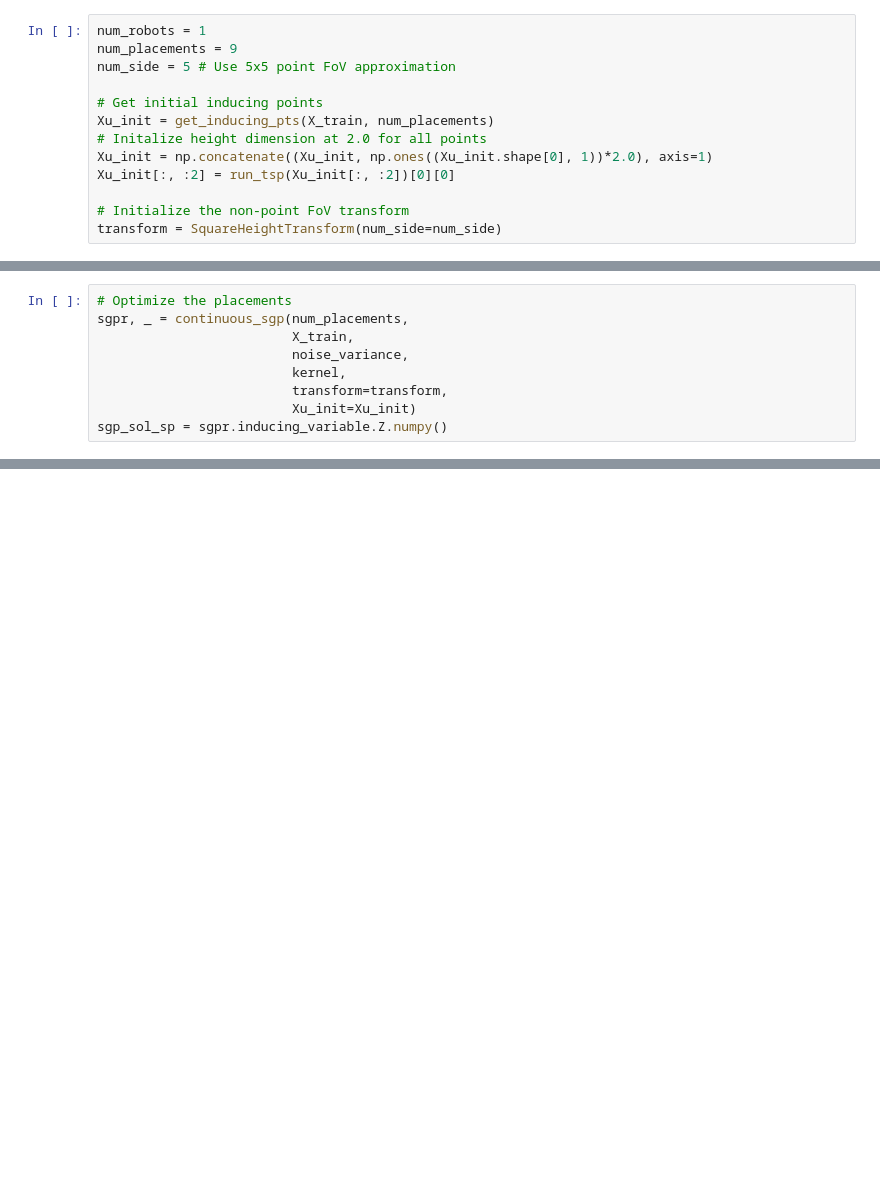
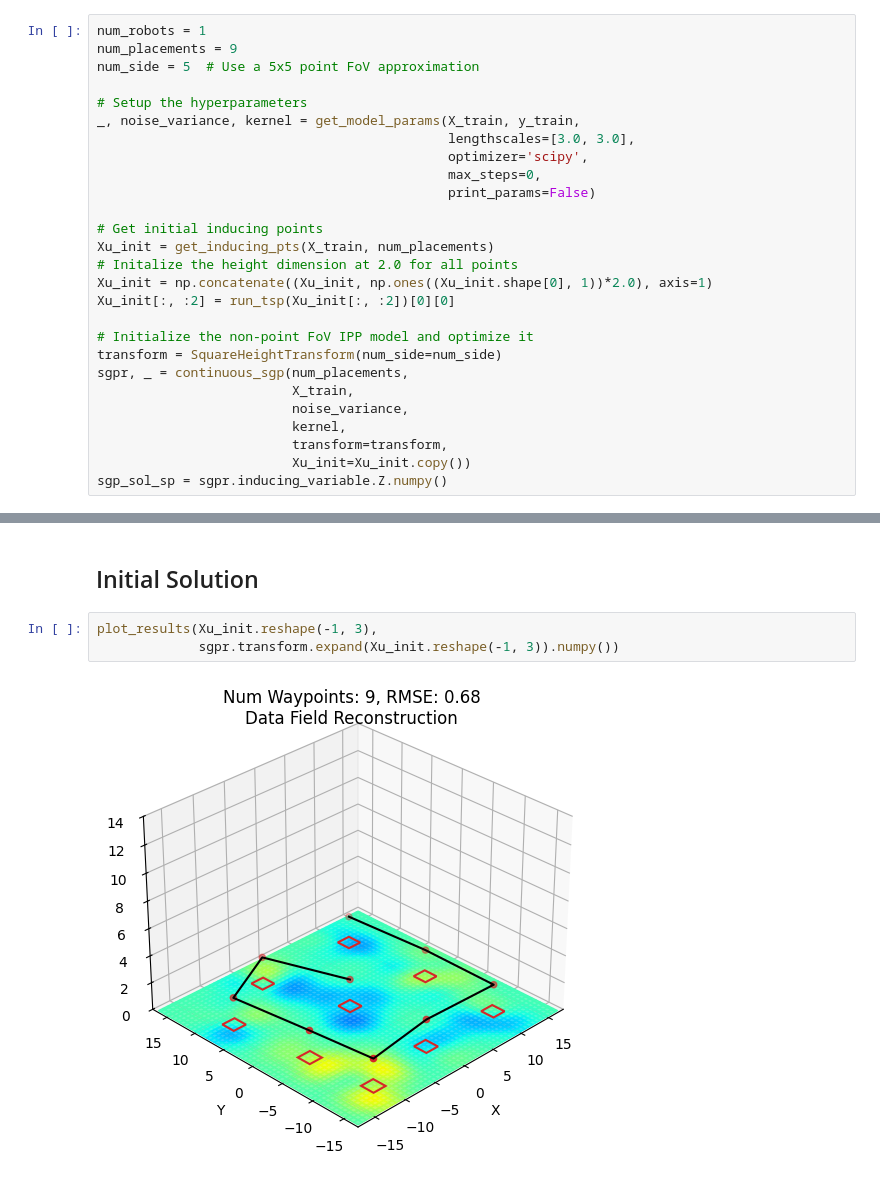
Before and after one commit to itskalvik/sgp-tools, a Jupyter notebook: examples/non_point_FoV.ipynb, the cells around one changed output, grey strips where cells are left out. Saved outputs shown, nothing was run; the diff lists cells and outputs as text; blank space fills up the shorter version.

```diff
--- a/examples/non_point_FoV.ipynb
+++ b/examples/non_point_FoV.ipynb
@@ -101,13 +158,27 @@ plt.show()
 # %%
 num_robots = 1
 num_placements = 9
-num_side = 5 # Use 5x5 point FoV approximation
+num_side = 5  # Use a 5x5 point FoV approximation
+
+# Setup the hyperparameters
+_, noise_variance, kernel = get_model_params(X_train, y_train,
+                                             lengthscales=[3.0, 3.0],
+                                             optimizer='scipy',
+                                             max_steps=0,
+                                             print_params=False)
 
 # Get initial inducing points
 Xu_init = get_inducing_pts(X_train, num_placements)
-# Initalize height dimension at 2.0 for all points
+# Initalize the height dimension at 2.0 for all points
 Xu_init = np.concatenate((Xu_init, np.ones((Xu_init.shape[0], 1))*2.0), axis=1)
 Xu_init[:, :2] = run_tsp(Xu_init[:, :2])[0][0]
 
-# Initialize the non-point FoV transform
+# Initialize the non-point FoV IPP model and optimize it
 transform = SquareHeightTransform(num_side=num_side)
+sgpr, _ = continuous_sgp(num_placements,
+                         X_train,
+                         noise_variance,
+                         kernel,
+                         transform=transform,
+                         Xu_init=Xu_init.copy())
+sgp_sol_sp = sgpr.inducing_variable.Z.numpy()
@@ -171,9 +184,0 @@ plt.show()
-# %%
-# Optimize the placements
-sgpr, _ = continuous_sgp(num_placements,
-                         X_train,
-                         noise_variance,
-                         kernel,
-                         transform=transform,
-                         Xu_init=Xu_init)
-sgp_sol_sp = sgpr.inducing_variable.Z.numpy()
@@ -233,0 +185,7 @@ plt.show()
+# %% [markdown]
+## Initial Solution
+# %%
+plot_results(Xu_init.reshape(-1, 3),
+             sgpr.transform.expand(Xu_init.reshape(-1, 3)).numpy())
+# %% [output]
+[figure, added]
```
Also changed, not shown: parts of 16 cells of this notebook, 2 other files.
